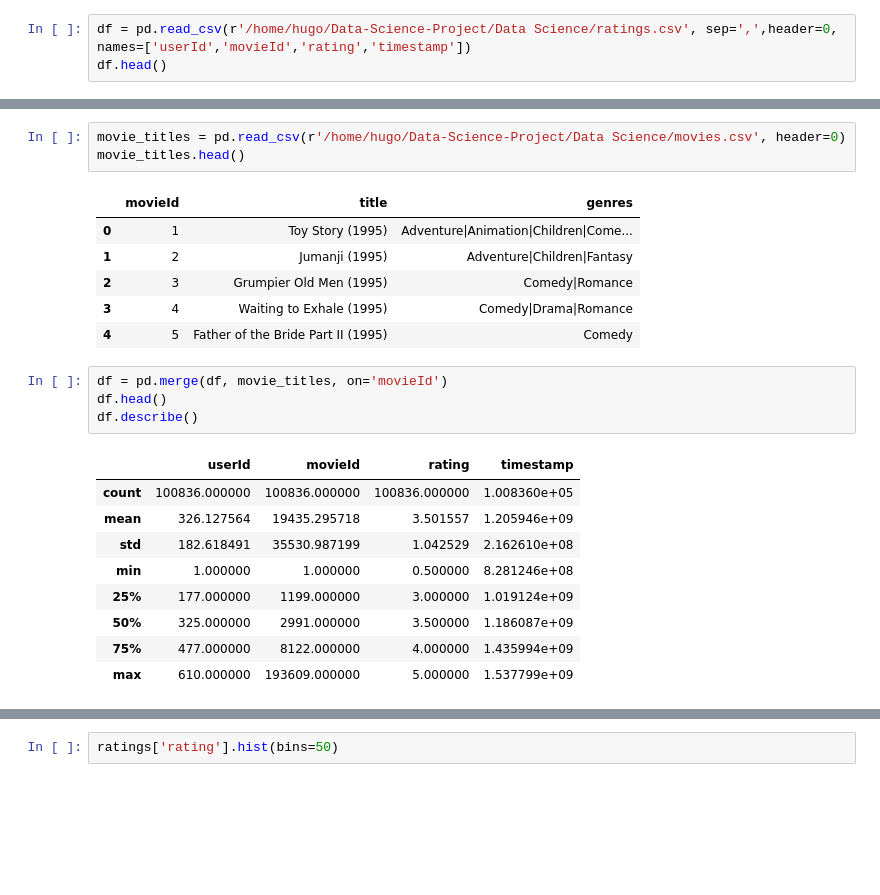
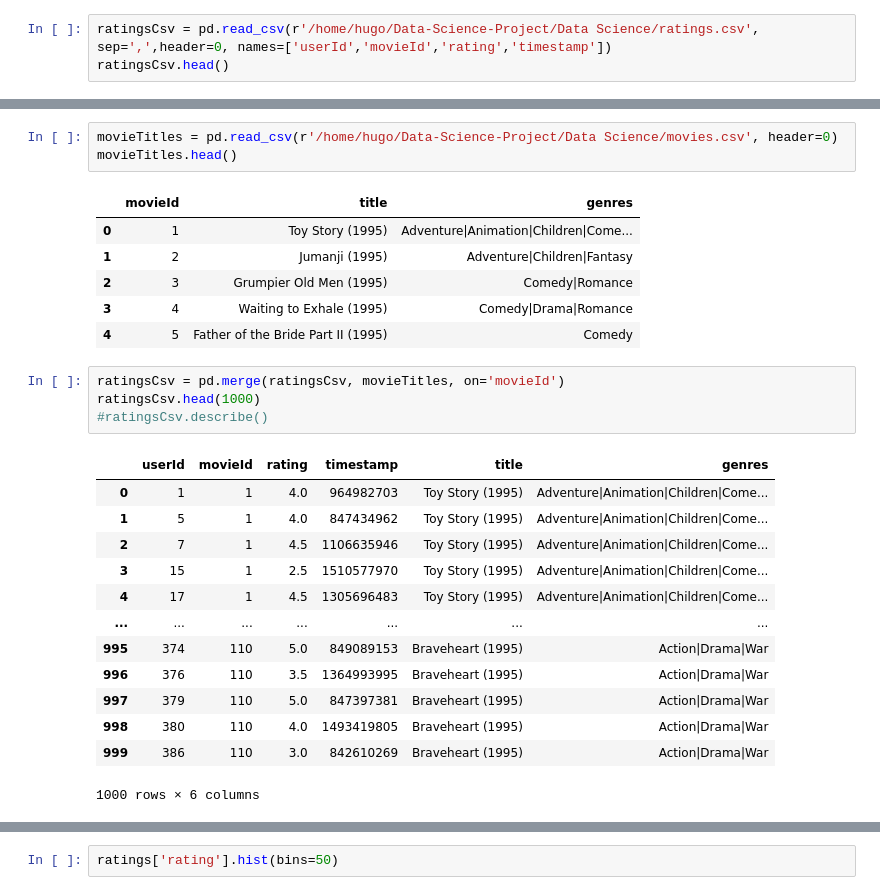
Before and after one commit to merxus17/Data-Science-Project, a Jupyter notebook: Data Science/updated_recomendation_system.ipynb, the cells around one changed output, grey strips where cells are left out. Saved outputs shown, nothing was run; the diff lists cells and outputs as text; blank space fills up the shorter version.

Commit message:
Faz o merge dos arquivos e remove arquivos duplicados

```diff
--- a/Data Science/updated_recomendation_system.ipynb
+++ b/Data Science/updated_recomendation_system.ipynb
@@ -9,8 +9,8 @@ from surprise.model_selection import KFold, cross_validate, train_test_split
 %matplotlib inline
 warnings.filterwarnings('ignore')
 # %%
-df = pd.read_csv(r'/home/hugo/Data-Science-Project/Data Science/ratings.csv', sep=',',header=0, names=['userId','movieId','rating','timestamp'])
-df.head()
+ratingsCsv = pd.read_csv(r'/home/hugo/Data-Science-Project/Data Science/ratings.csv', sep=',',header=0, names=['userId','movieId','rating','timestamp'])
+ratingsCsv.head()
 # %% [output]
 |  | userId | movieId | rating | timestamp |
 | 0 | 1 | 1 | 4.0 | 964982703 |
@@ -19,8 +19,8 @@ df.head()
 | 3 | 1 | 47 | 5.0 | 964983815 |
 | 4 | 1 | 50 | 5.0 | 964982931 |
 # %%
-movie_titles = pd.read_csv(r'/home/hugo/Data-Science-Project/Data Science/movies.csv', header=0)
-movie_titles.head()
+movieTitles = pd.read_csv(r'/home/hugo/Data-Science-Project/Data Science/movies.csv', header=0)
+movieTitles.head()
 # %% [output]
 |  | movieId | title | genres |
 | 0 | 1 | Toy Story (1995) | Adventure|Animation|Children|Come... |
@@ -29,16 +29,20 @@ movie_titles.head()
 | 3 | 4 | Waiting to Exhale (1995) | Comedy|Drama|Romance |
 | 4 | 5 | Father of the Bride Part II (1995) | Comedy |
 # %%
-df = pd.merge(df, movie_titles, on='movieId')
-df.head()
-df.describe()
+ratingsCsv = pd.merge(ratingsCsv, movieTitles, on='movieId')
+ratingsCsv.head(1000)
+#ratingsCsv.describe()
 # %% [output]
-|  | userId | movieId | rating | timestamp |
-| count | 100836.000000 | 100836.000000 | 100836.000000 | 1.008360e+05 |
-| mean | 326.127564 | 19435.295718 | 3.501557 | 1.205946e+09 |
-| std | 182.618491 | 35530.987199 | 1.042529 | 2.162610e+08 |
-| min | 1.000000 | 1.000000 | 0.500000 | 8.281246e+08 |
-| 25% | 177.000000 | 1199.000000 | 3.000000 | 1.019124e+09 |
-| 50% | 325.000000 | 2991.000000 | 3.500000 | 1.186087e+09 |
-| 75% | 477.000000 | 8122.000000 | 4.000000 | 1.435994e+09 |
-| max | 610.000000 | 193609.000000 | 5.000000 | 1.537799e+09 |
+|  | userId | movieId | rating | timestamp | title | genres |
+| 0 | 1 | 1 | 4.0 | 964982703 | Toy Story (1995) | Adventure|Animation|Children|Come... |
+| 1 | 5 | 1 | 4.0 | 847434962 | Toy Story (1995) | Adventure|Animation|Children|Come... |
+| 2 | 7 | 1 | 4.5 | 1106635946 | Toy Story (1995) | Adventure|Animation|Children|Come... |
+| 3 | 15 | 1 | 2.5 | 1510577970 | Toy Story (1995) | Adventure|Animation|Children|Come... |
+| 4 | 17 | 1 | 4.5 | 1305696483 | Toy Story (1995) | Adventure|Animation|Children|Come... |
+| ... | ... | ... | ... | ... | ... | ... |
+| 995 | 374 | 110 | 5.0 | 849089153 | Braveheart (1995) | Action|Drama|War |
+| 996 | 376 | 110 | 3.5 | 1364993995 | Braveheart (1995) | Action|Drama|War |
+| 997 | 379 | 110 | 5.0 | 847397381 | Braveheart (1995) | Action|Drama|War |
+| 998 | 380 | 110 | 4.0 | 1493419805 | Braveheart (1995) | Action|Drama|War |
+| 999 | 386 | 110 | 3.0 | 842610269 | Braveheart (1995) | Action|Drama|War |
+1000 rows × 6 columns
```
Also changed, not shown: parts of 40 cells of this notebook, 2 other files.
